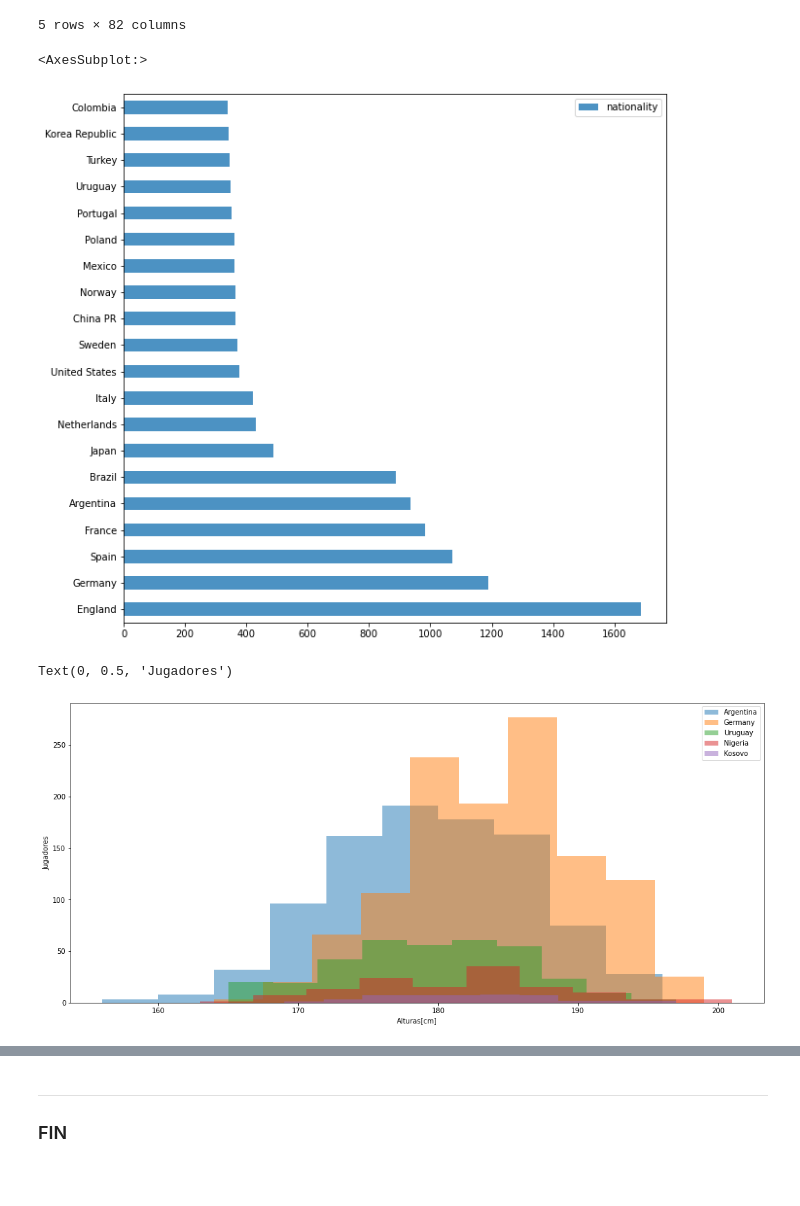
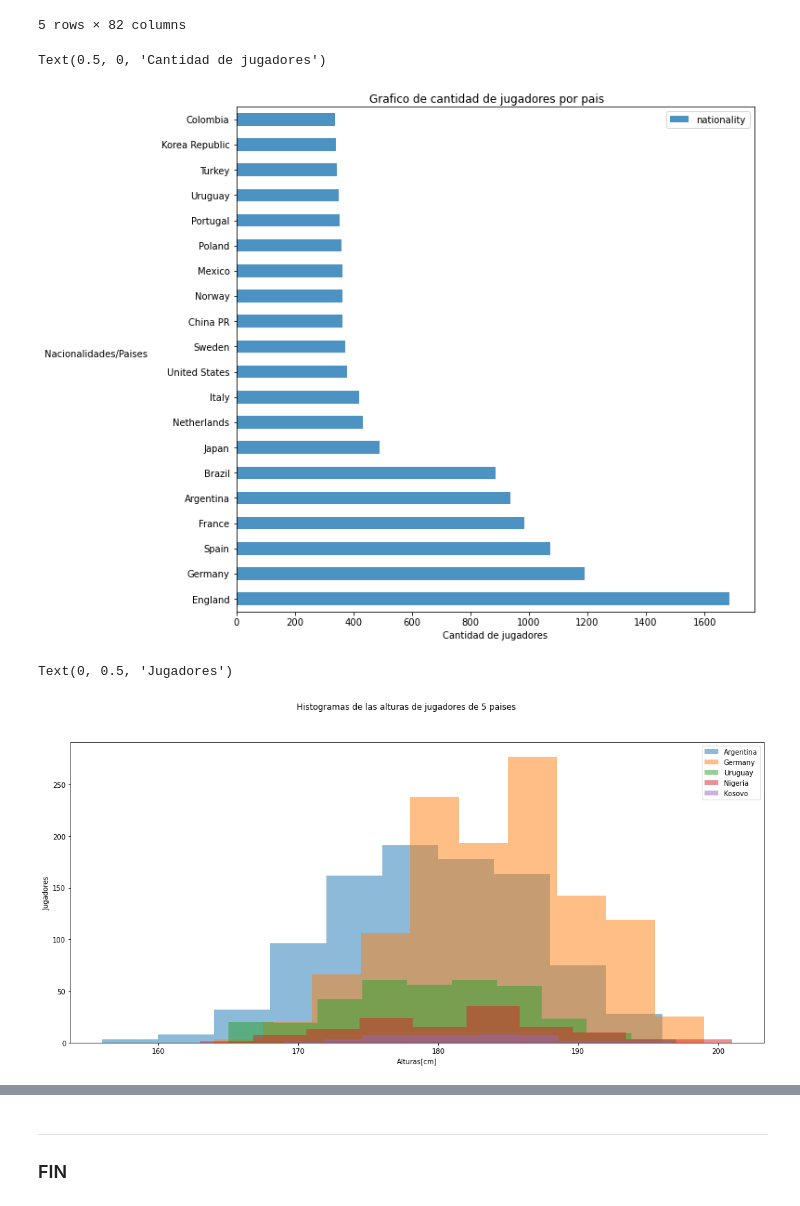
Before and after one commit to WalterMarH/PDA, a Jupyter notebook: MatPlotLib/Ejercitación-Matplotlib.ipynb, the cells around one changed output, grey strips where cells are left out. Drawn from its saved outputs; the diff is of its cells as text; code cells hidden in the pictures; blank space fills up the shorter version.

```diff
--- a/MatPlotLib/Ejercitación-Matplotlib.ipynb
+++ b/MatPlotLib/Ejercitación-Matplotlib.ipynb
@@ -228,11 +236,14 @@ fifa21.head()
 # %%
 paises=fifa21["nationality"]
 cantidades=paises.value_counts()
-cantidades=pd.DataFrame(cantidades)[0:20] #solo tomo los 20 primeros
+cantidades=pd.DataFrame(cantidades)[0:20] #solo tomo los 20 primeros ya que son muchos
 cantidades.plot.barh(figsize=(10,10),alpha=0.8)
+plt.suptitle("Grafico de cantidad de jugadores por pais",y=.90)
+plt.ylabel("Nacionalidades/Paises", rotation=0, labelpad=70)
+plt.xlabel("Cantidad de jugadores")
 # %% [output]
-<AxesSubplot:>
+Text(0.5, 0, 'Cantidad de jugadores')
-[figure, old version]
+[figure, new version]
 # %%
 paises=["Argentina","Germany","Uruguay","Nigeria","Kosovo"]
 #height_cm
@@ -241,11 +252,12 @@ for i in paises:
     alturas=fifa21[fifa21['nationality']==i]["height_cm"]
     ax.hist(alturas,alpha=0.5,label=i)
 ax.legend()
+plt.suptitle("Histogramas de las alturas de jugadores de 5 paises")
 plt.xlabel("Alturas[cm]")
 plt.ylabel("Jugadores")
 # %% [output]
 Text(0, 0.5, 'Jugadores')
-[figure, old version]
+[figure, new version]
 # %%
 ligas = ['Spain Primera Division', 'Italian Serie A', 'German 1. Bundesliga', 'French Ligue 1', 'English Premier League', 'Holland Eredivisie', 'USA Major League Soccer', 'Chinese Super League', 'Saudi Abdul L. Jameel League', 'Turkish Süper Lig', 'Argentina Primera División', 'Uruguayan Primera División']
 fig, ax = plt.subplots(figsize=(35,8))
```
Also changed, not shown: parts of 7 cells of this notebook, 21 other files.
